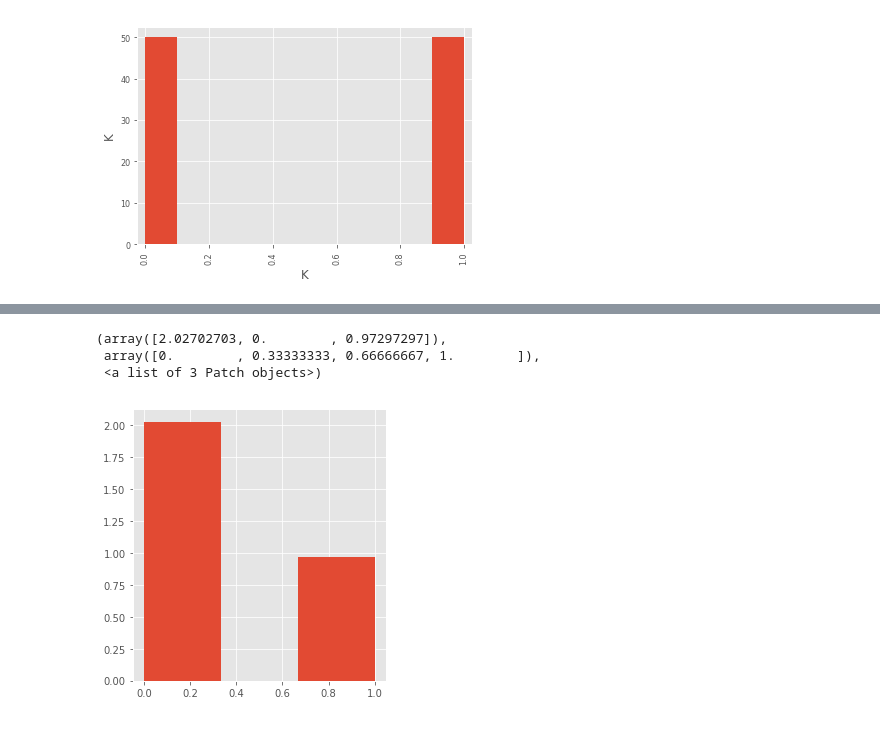
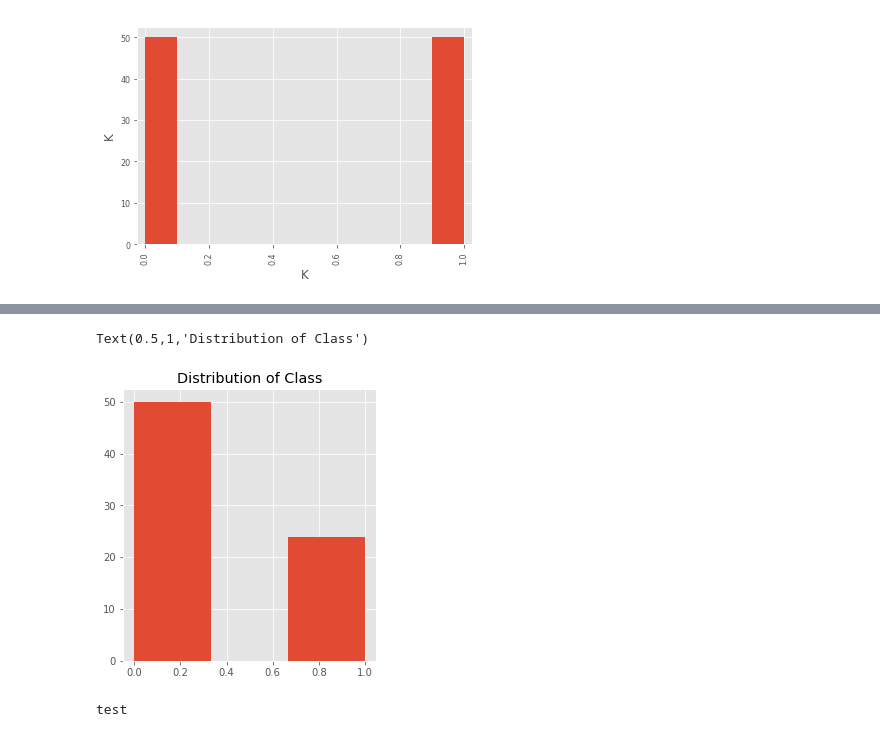
Before and after one commit to areichel90/DS5220-NaiveBayes, a Jupyter notebook: Dataset_Gen.ipynb, the cells around one changed output, grey strips where cells are left out. Cells and saved outputs as stored; diff of their text form; code cells hidden in the pictures.

Commit message:
updating markdown and case 4 plot title, saving new class_imbalance dataset

```diff
--- a/Dataset_Gen.ipynb
+++ b/Dataset_Gen.ipynb
@@ -319,10 +321,13 @@ df_master.to_csv('class_imbalance.csv')
 # %%
 fig = plt.figure(figsize=(10,5))
 plt.subplot(121)
 plt.hist(df_master['K'],
-         bins=3,density=True)
+         bins=3)
+plt.title('Distribution of Class')
 # %% [output]
-(array([2.02702703, 0.        , 0.97297297]),
- array([0.        , 0.33333333, 0.66666667, 1.        ]),
- <a list of 3 Patch objects>)
+Text(0.5,1,'Distribution of Class')
-[figure, old version]
+[figure, new version]
+# %%
+print 'test'
+# %% [output]
+test
```
Also changed, not shown: parts of 2 cells of this notebook, 1 other file.
